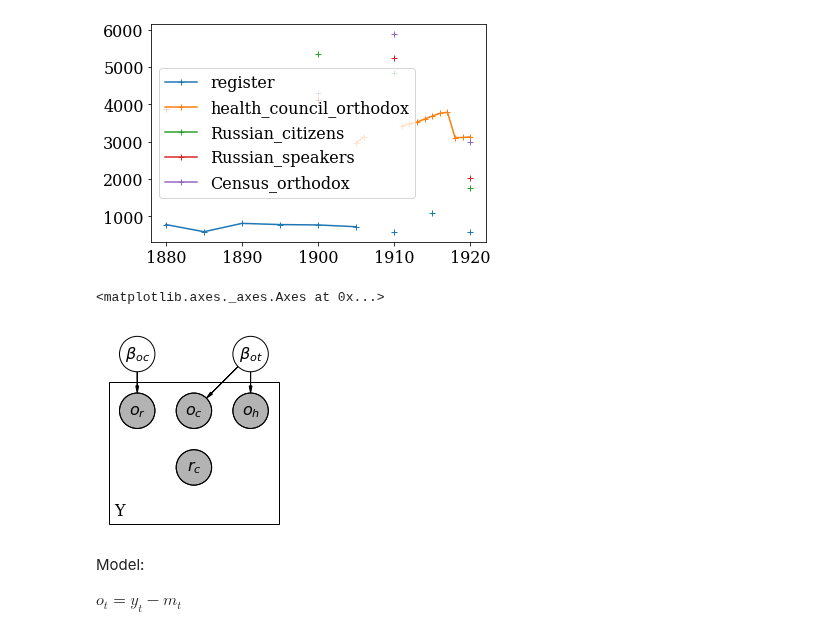
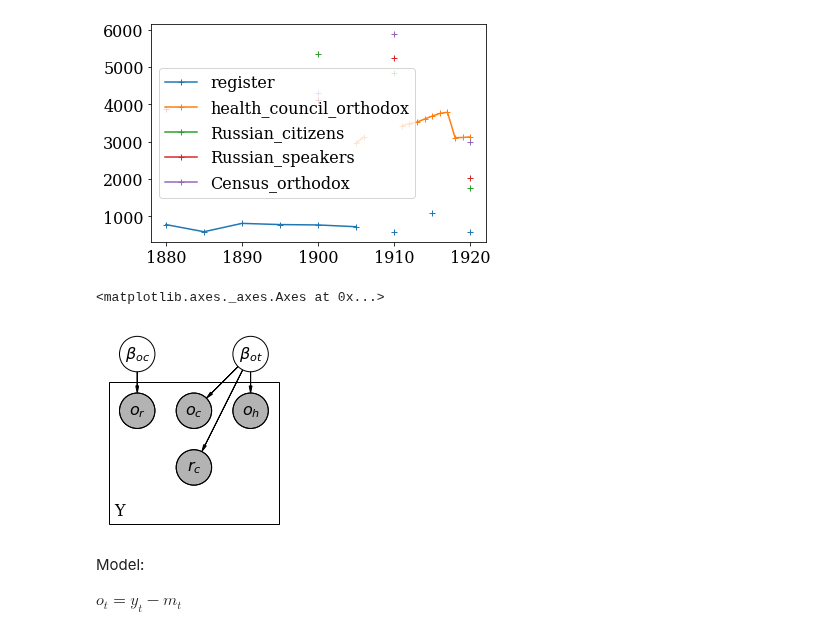
Before and after one commit to AnttiHaerkoenen/vyborg_orthodox, a Jupyter notebook: notebooks/missing_orthodox.ipynb, the cells around one changed output. Cells and saved outputs as stored; diff of their text form; code cells hidden in the pictures.

Commit message:
plotting

```diff
--- a/notebooks/missing_orthodox.ipynb
+++ b/notebooks/missing_orthodox.ipynb
@@ -97,28 +97,29 @@ data.plot(marker='+')
 # %%
 import daft
 from matplotlib import rc
 
 rc("font", family="serif", size=16)
 scale = 1.25
 pgm = daft.PGM()
 
 pgm.add_node('census_russian', r'$r_c$', 2, 1, fixed=False, scale=scale, observed=True)
 pgm.add_node('health_orthodox', r'$o_h$', 3, 2, fixed=False, scale=scale, observed=True)
 pgm.add_node('census_orthodox', r'$o_c$', 2, 2, fixed=False, scale=scale, observed=True)
 pgm.add_node('register_orthodox', r'$o_r$', 1, 2, fixed=False, scale=scale, observed=True)
 pgm.add_node('beta_orthodox_city', r'$\beta_{oc}$', 1, 3, fixed=False, scale=scale, observed=False)
 pgm.add_node('beta_orthodox_total', r'$\beta_{ot}$', 3, 3, fixed=False, scale=scale, observed=False)
 
 pgm.add_edge('beta_orthodox_city', 'register_orthodox', directed=True)
 pgm.add_edge('beta_orthodox_total', 'census_orthodox', directed=True)
 pgm.add_edge('beta_orthodox_total', 'health_orthodox', directed=True)
+pgm.add_edge('beta_orthodox_total', 'census_russian', directed=True)
 
 pgm.add_plate([0.5, 0, 3, 2.5], 'Y')
 
 pgm.render()
 # %% [output]
 <matplotlib.axes._axes.Axes at 0x...>
-[figure, old version]
+[figure, new version]
 # %% [markdown]
 Model:
 
```
